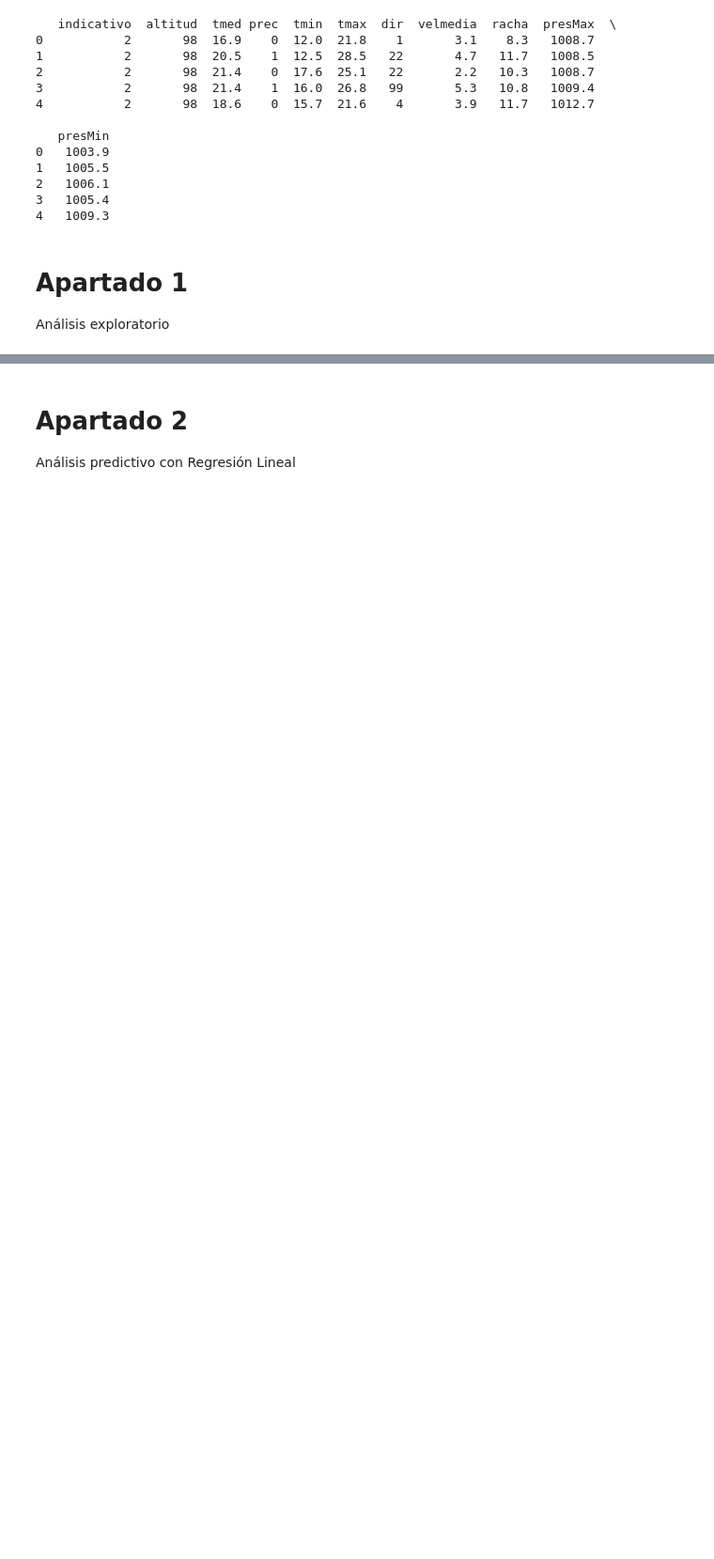
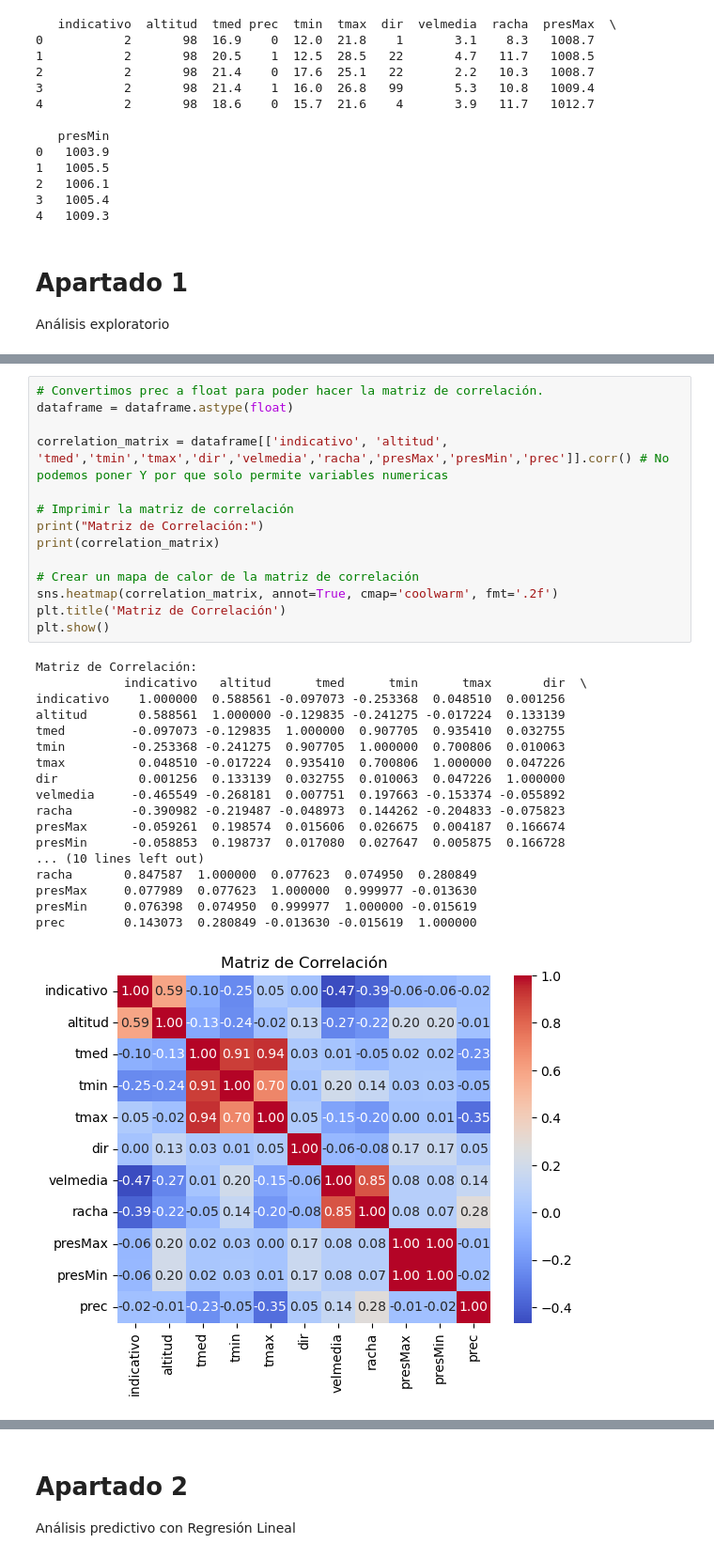
Before and after one commit to Geronimo-Basso/artificial-intelligence-data-analysis, a Jupyter notebook: practica-2/practica-2.ipynb, the cells around one changed output, grey strips where cells are left out. Shown at 94% size. Saved outputs shown, nothing was run; the diff lists cells and outputs as text; blank space fills up the shorter version.

```diff
--- a/practica-2/practica-2.ipynb
+++ b/practica-2/practica-2.ipynb
@@ -95,0 +130,33 @@ dtype: object
+# %%
+# Convertimos prec a float para poder hacer la matriz de correlación.
+dataframe = dataframe.astype(float)
+
+correlation_matrix = dataframe[['indicativo', 'altitud', 'tmed','tmin','tmax','dir','velmedia','racha','presMax','presMin','prec']].corr() # No podemos poner Y por que solo permite variables numericas
+
+# Imprimir la matriz de correlación
+print("Matriz de Correlación:")
+print(correlation_matrix)
+
+# Crear un mapa de calor de la matriz de correlación
+sns.heatmap(correlation_matrix, annot=True, cmap='coolwarm', fmt='.2f')
+plt.title('Matriz de Correlación')
+plt.show()
+# %% [output]
+Matriz de Correlación:
+            indicativo   altitud      tmed      tmin      tmax       dir  \
+indicativo    1.000000  0.588561 -0.097073 -0.253368  0.048510  0.001256
+altitud       0.588561  1.000000 -0.129835 -0.241275 -0.017224  0.133139
+tmed         -0.097073 -0.129835  1.000000  0.907705  0.935410  0.032755
+tmin         -0.253368 -0.241275  0.907705  1.000000  0.700806  0.010063
+tmax          0.048510 -0.017224  0.935410  0.700806  1.000000  0.047226
+dir           0.001256  0.133139  0.032755  0.010063  0.047226  1.000000
+velmedia     -0.465549 -0.268181  0.007751  0.197663 -0.153374 -0.055892
+racha        -0.390982 -0.219487 -0.048973  0.144262 -0.204833 -0.075823
+presMax      -0.059261  0.198574  0.015606  0.026675  0.004187  0.166674
+presMin      -0.058853  0.198737  0.017080  0.027647  0.005875  0.166728
+... (10 lines left out)
+racha       0.847587  1.000000  0.077623  0.074950  0.280849
+presMax     0.077989  0.077623  1.000000  0.999977 -0.013630
+presMin     0.076398  0.074950  0.999977  1.000000 -0.015619
+prec        0.143073  0.280849 -0.013630 -0.015619  1.000000
+[figure, added]
```
Also changed, not shown: parts of 24 cells of this notebook, 1 other file.
